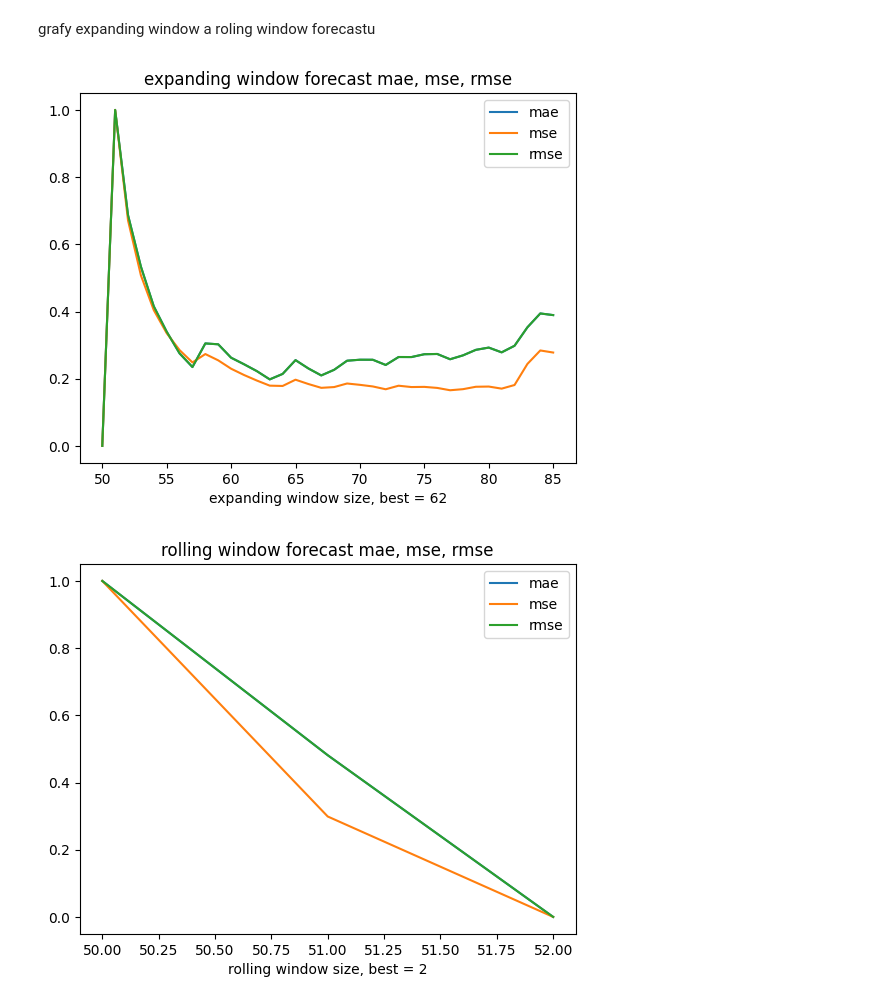
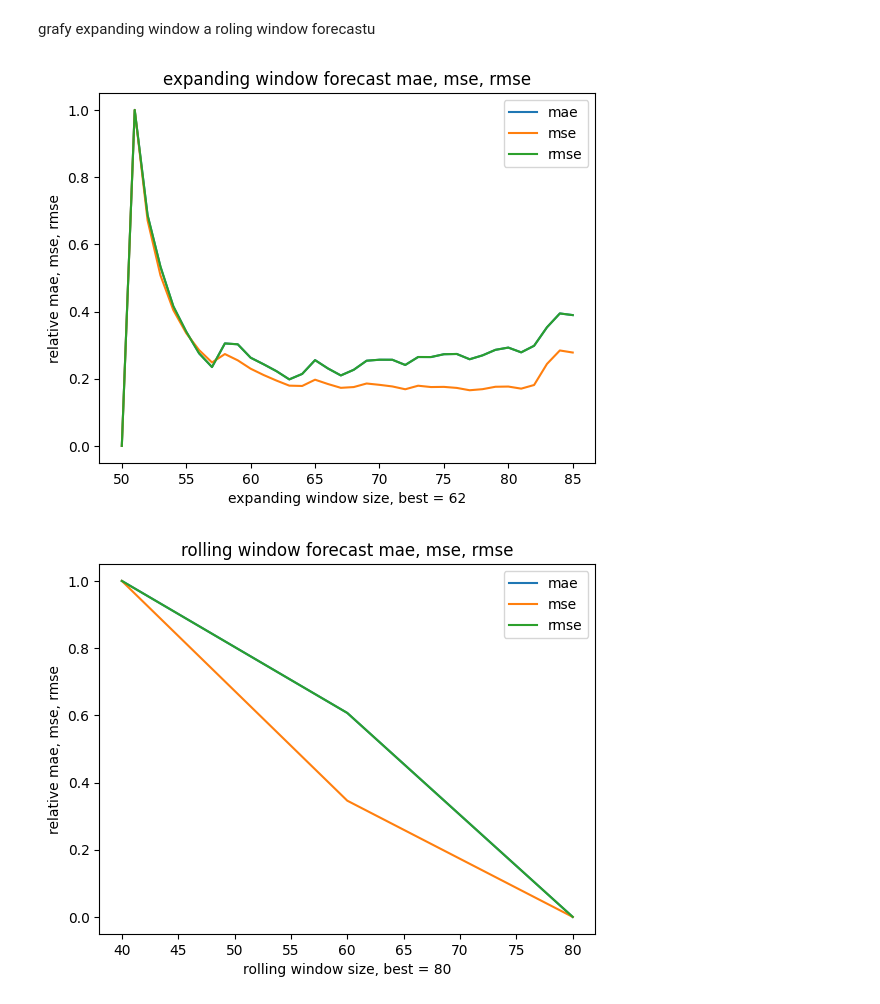
Before and after one commit to HonzaHalik/predikce-nabidky, a Jupyter notebook: modely.ipynb, the cells around one changed output. Drawn from its saved outputs; the diff is of its cells as text; code cells hidden in the pictures.

```diff
--- a/modely.ipynb
+++ b/modely.ipynb
@@ -481,35 +532,37 @@ if grafy == 3:
     plt.show()
 
     plt.title("expanding window forecast mae")
     plt.ylabel("average rmse")
     plt.xlabel(f"rolling window size, best = {best_exw_size}")
     plt.plot(range(50,len(rw_mae_average_list)+50),rw_rmse_average_list, label = "rmse")
     plt.legend()
     plt.show()
 elif grafy == 1:
     #* expanding window
     #* normalizace mae, mse, rmse
     normalized_exw_mae_average_list = [(x - min(exw_mae_average_list)) / (max(exw_mae_average_list) - min(exw_mae_average_list)) for x in exw_mae_average_list]
     normalized_exw_mse_average_list = [(x - min(exw_mse_average_list)) / (max(exw_mse_average_list) - min(exw_mse_average_list)) for x in exw_mse_average_list]
     normalized_exw_rmse_average_list = [(x - min(exw_rmse_average_list)) / (max(exw_rmse_average_list) - min(exw_rmse_average_list)) for x in exw_rmse_average_list]
     plt.title("expanding window forecast mae, mse, rmse")
+    plt.ylabel("relative mae, mse, rmse")
     plt.xlabel(f"expanding window size, best = {best_exw_size}")
     plt.plot(range(50,len(exw_mae_average_list)+50),normalized_exw_mae_average_list, label = "mae")
     plt.plot(range(50,len(exw_mse_average_list)+50),normalized_exw_mse_average_list, label = "mse")
     plt.plot(range(50,len(exw_rmse_average_list)+50),normalized_exw_rmse_average_list, label = "rmse")
     plt.legend()
     plt.show()
     #* rolling window
     normalized_rw_mae_average_list = [(x - min(rw_mae_average_list)) / (max(rw_mae_average_list) - min(rw_mae_average_list)) for x in rw_mae_average_list]
     normalized_rw_mse_average_list = [(x - min(rw_mse_average_list)) / (max(rw_mse_average_list) - min(rw_mse_average_list)) for x in rw_mse_average_list]
     normalized_rw_rmse_average_list = [(x - min(rw_rmse_average_list)) / (max(rw_rmse_average_list) - min(rw_rmse_average_list)) for x in rw_rmse_average_list]
     plt.title("rolling window forecast mae, mse, rmse")
+    plt.ylabel("relative mae, mse, rmse")
     plt.xlabel(f"rolling window size, best = {best_rw_size}")
-    plt.plot(range(50,len(rw_mae_average_list)+50),normalized_rw_mae_average_list, label = "mae")
-    plt.plot(range(50,len(rw_mse_average_list)+50),normalized_rw_mse_average_list, label = "mse")
-    plt.plot(range(50,len(rw_rmse_average_list)+50),normalized_rw_rmse_average_list, label = "rmse")
+    plt.plot(rw_sizes,normalized_rw_mae_average_list, label = "mae")
+    plt.plot(rw_sizes,normalized_rw_mse_average_list, label = "mse")
+    plt.plot(rw_sizes,normalized_rw_rmse_average_list, label = "rmse")
     plt.legend()
     plt.show()
 # %% [output]
-[figure, old version]
+[figure, new version]
-[figure, old version]
+[figure, new version]
```
Also changed, not shown: parts of 3 cells of this notebook, 1 other file.
